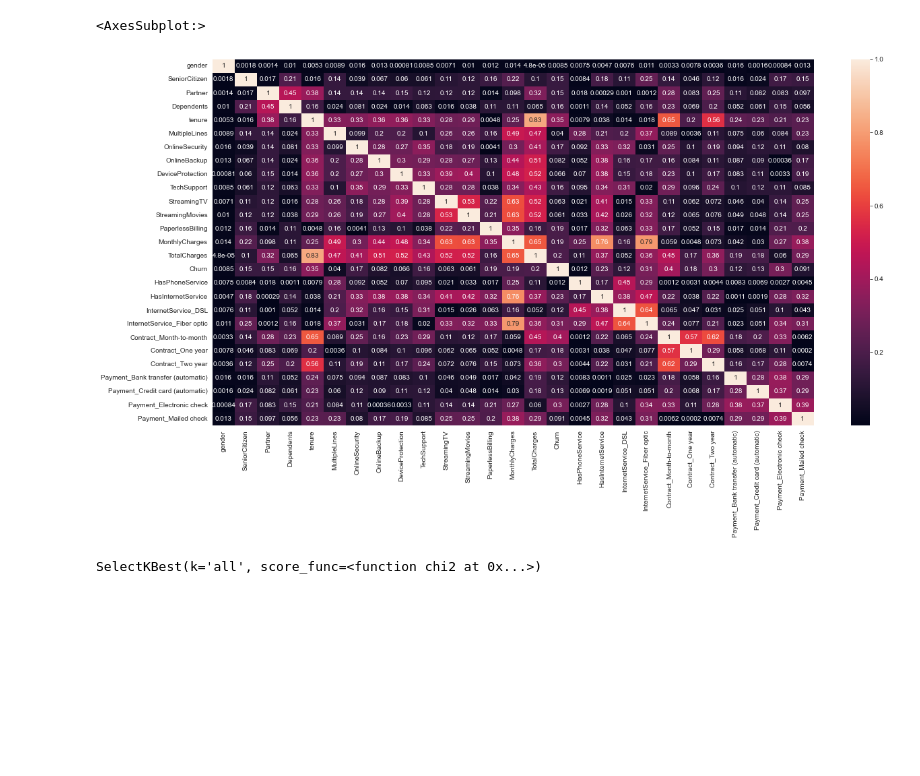
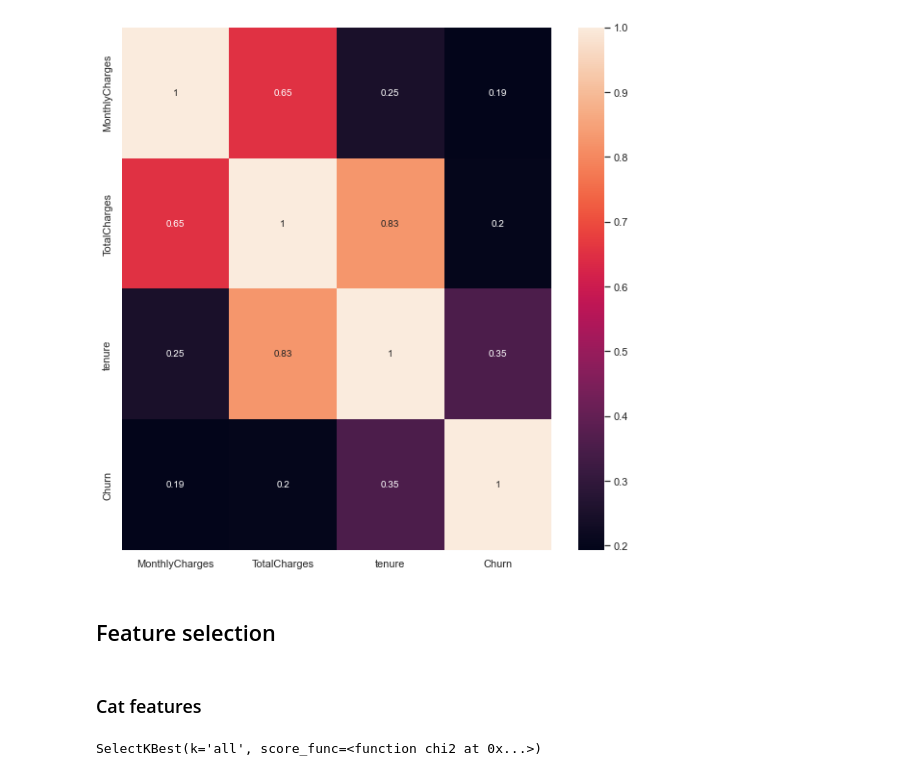
Before and after one commit to alqor/ml_academy, a Jupyter notebook: task_2/variables.ipynb, the cells around one changed output. Drawn from its saved outputs; the diff is of its cells as text; code cells hidden in the pictures; blank space fills up the shorter version.

Commit message:
2nd task features selection

```diff
--- a/task_2/variables.ipynb
+++ b/task_2/variables.ipynb
@@ -7,7 +7,7 @@ import seaborn as sns
 # %%
 sns.set(style="darkgrid")
 # %%
-data = pd.read_pickle('cleaned_data')
+data = pd.read_pickle('cleaned_data.pkl')
 # %%
 data.dtypes
 # %% [output]
@@ -53,6 +80,7 @@ plt.tight_layout(pad=0.4, w_pad=0.5, h_pad=2.0) # seems not outliers
 # %%
-plt.figure(figsize=(20, 10))
-sns.heatmap(data.corr().abs(), annot=True) # seems not very useful
+fig, axs = plt.subplots(figsize=(10, 10))
+sns.heatmap(data[['MonthlyCharges', 'TotalCharges', 'tenure', 'Churn']].corr().abs(), annot=True) # seems not very useful
+fig.patch.set_facecolor('xkcd:white')
+# not useful
 # %% [output]
-<AxesSubplot:>
-[figure, old version]
+[figure, new version]
@@ -62 +87,5 @@ x = data[[c for c in data.columns if c != 'Churn']]
+# %% [markdown]
+## Feature selection
+# %% [markdown]
+### Cat features
 # %%
```
Also changed, not shown: parts of 54 cells of this notebook, 2 other files.
